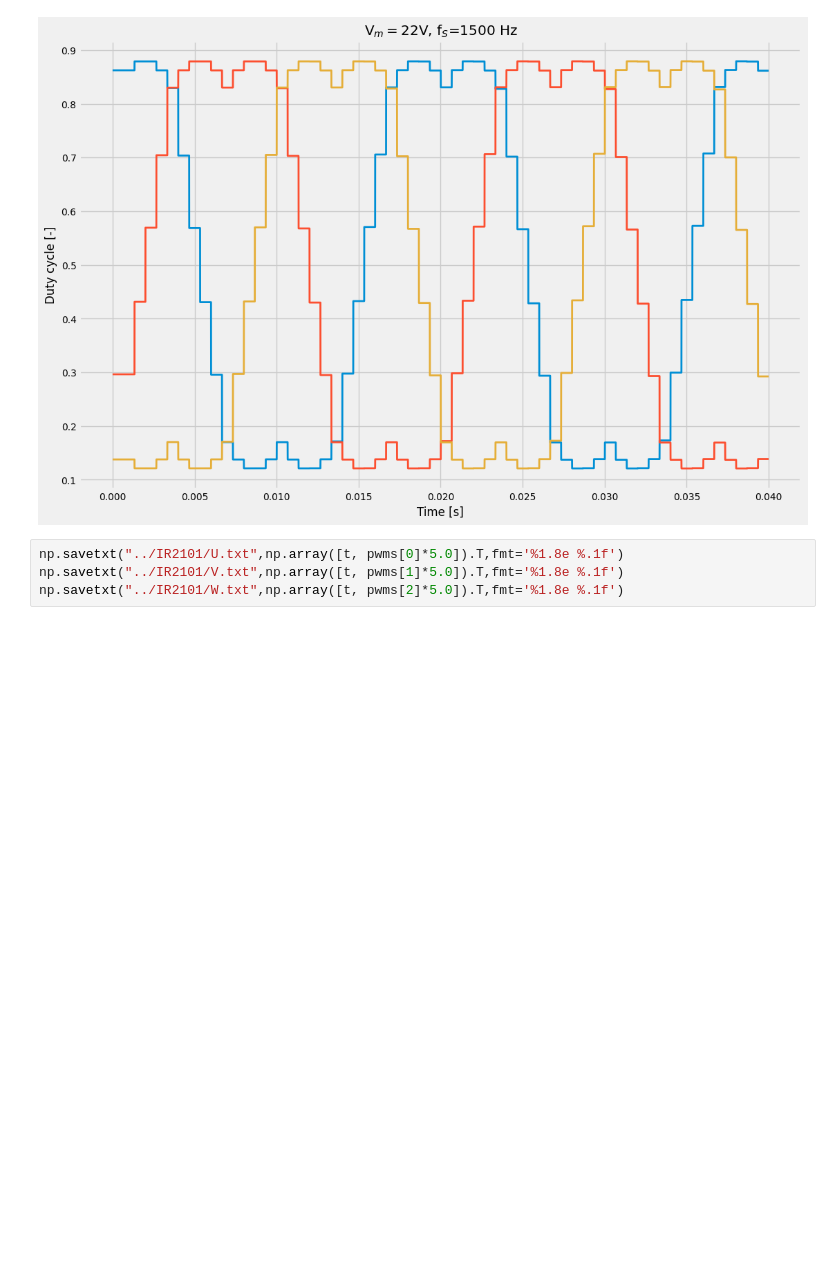
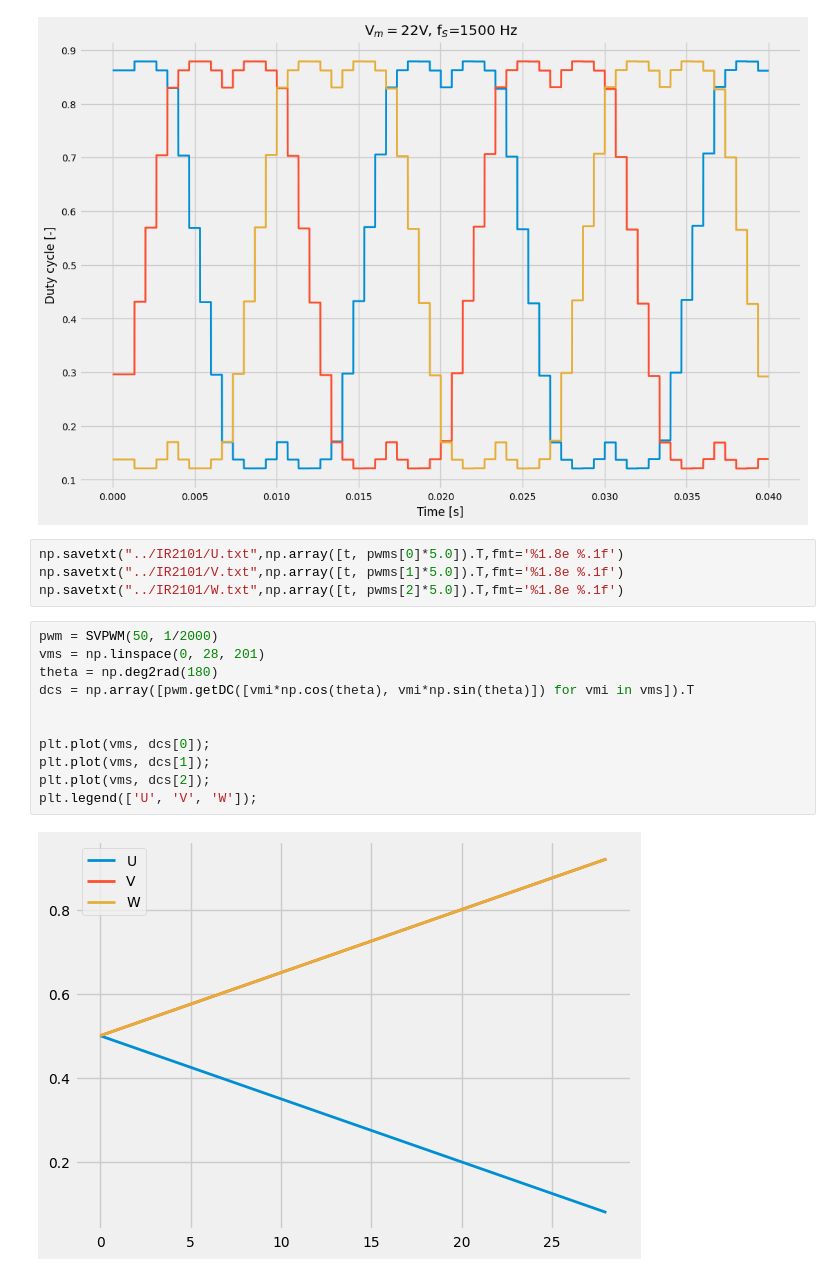
Before and after one commit to gadokrisztian/stm-svpwm, a Jupyter notebook: python/newpythonimplementation.ipynb, the cells around one changed output. Cells and saved outputs as stored; diff of their text form; blank space fills up the shorter version.

```diff
--- a/python/newpythonimplementation.ipynb
+++ b/python/newpythonimplementation.ipynb
@@ -279,3 +279,16 @@ for i, ti in enumerate(t):
 np.savetxt("../IR2101/U.txt",np.array([t, pwms[0]*5.0]).T,fmt='%1.8e %.1f')
 np.savetxt("../IR2101/V.txt",np.array([t, pwms[1]*5.0]).T,fmt='%1.8e %.1f')
 np.savetxt("../IR2101/W.txt",np.array([t, pwms[2]*5.0]).T,fmt='%1.8e %.1f')
+# %%
+pwm = SVPWM(50, 1/2000)
+vms = np.linspace(0, 28, 201)
+theta = np.deg2rad(180)
+dcs = np.array([pwm.getDC([vmi*np.cos(theta), vmi*np.sin(theta)]) for vmi in vms]).T
+
+
+plt.plot(vms, dcs[0]);
+plt.plot(vms, dcs[1]);
+plt.plot(vms, dcs[2]);
+plt.legend(['U', 'V', 'W']);
+# %% [output]
+[figure, added]
```
Also changed, not shown: parts of 2 cells of this notebook, 53 other files.
